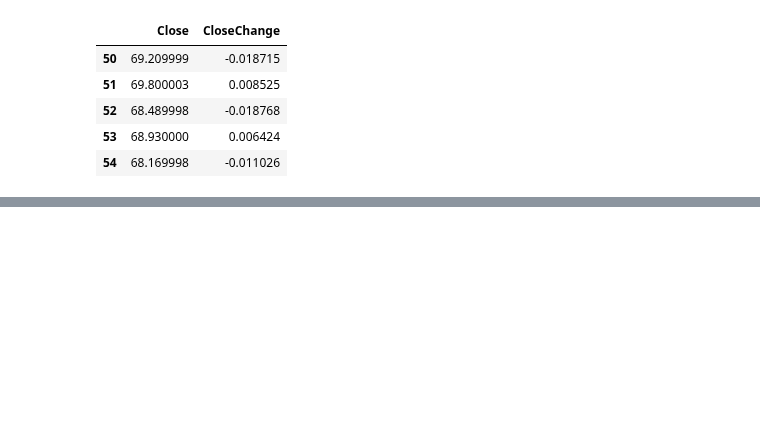
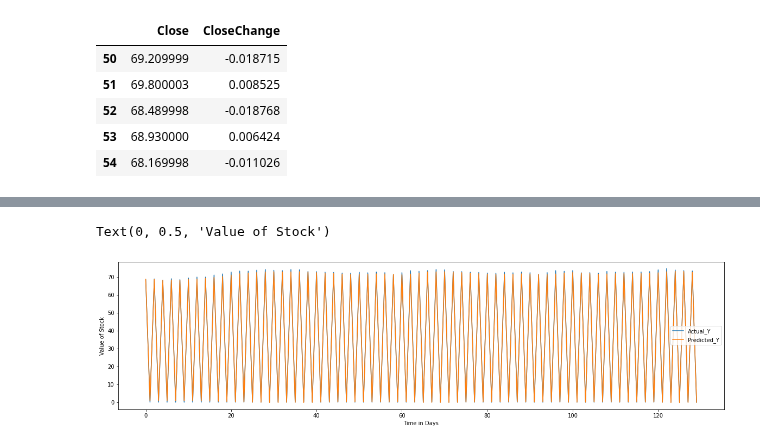
Before and after one commit to jeniferwerthman/AdvAILSTM, a Jupyter notebook: LSTMStock_FinalVersion.ipynb, the cells around one changed output, grey strips where cells are left out. Cells and saved outputs as stored; diff of their text form; code cells hidden in the pictures; blank space fills up the shorter version.

```diff
--- a/LSTMStock_FinalVersion.ipynb
+++ b/LSTMStock_FinalVersion.ipynb
@@ -324,18 +265,14 @@ Y_hat_train = scaler.inverse_transform(train_predict)
 Y_hat_test = scaler.inverse_transform(test_predict)
 #Y_test = scaler.inverse_transform([Y_test])
 #Y_train = scaler.inverse_transform([Y_train])
-# %%
-Y_test = Y_test.reshape(69,1)
-Y_train = Y_train.reshape(69,1)
+# %%
+s1 = Y_test.shape[0]
+s2 = Y_test.shape[1]
+Y_test = Y_test.reshape(s2,s1)
+s1 = Y_train.shape[0]
+s2 = Y_train.shape[1]
+Y_train = Y_train.reshape(s2,s1)
 # %%
 #SKIPPED
 Y_test = scaler.inverse_transform([Y_test])
 Y_train = scaler.inverse_transform([Y_train])
-# %%
-#SKIPPED
-Y_test = scaler.inverse_transform([Y_test])
-Y_train = scaler.inverse_transform([Y_train])
-# %%
-#Skipped
-Y_test = scaler.inverse_transform([Y_test])
-Y_train = scaler.inverse_transform([Y_train])
@@ -373,5 +314,8 @@ result_df.head()
 # %%
 #Redo
-result_df.plot(figsize=(20,10))
-mplt.xlabel('Time in Days')
-mplt.ylabel('Value of Tesla Stock')
+result_df.plot(figsize=(20,5))
+mplot.xlabel('Time in Days')
+mplot.ylabel('Value of Stock')
+# %% [output]
+Text(0, 0.5, 'Value of Stock')
+[figure, added]
```
Also changed, not shown: parts of 20 cells of this notebook.
